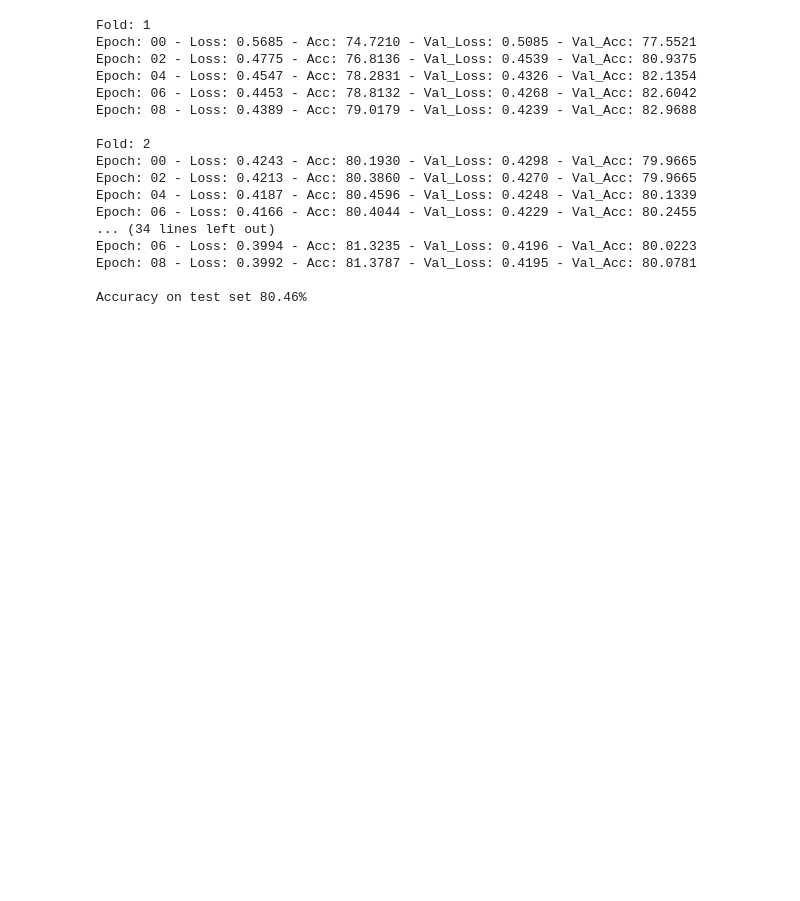
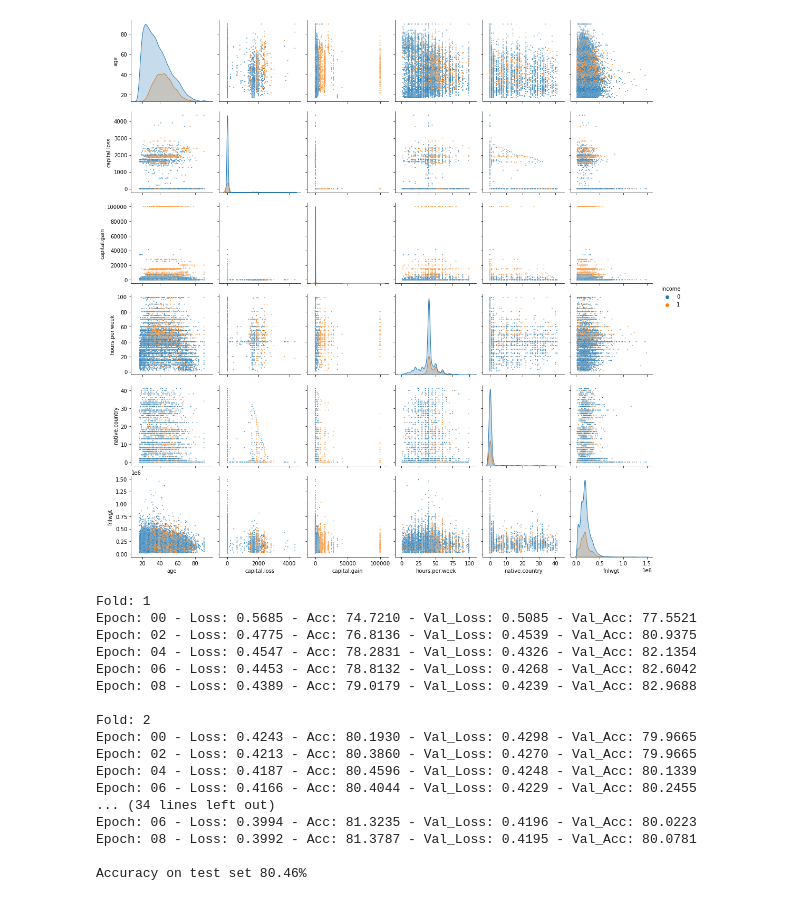
Before and after one commit to artkuzmics/NeuralNetwork, a Jupyter notebook: NN.ipynb, the cells around one changed output. Cells and saved outputs as stored; diff of their text form; code cells hidden in the pictures; blank space fills up the shorter version.

```diff
--- a/NN.ipynb
+++ b/NN.ipynb
@@ -9,6 +9,14 @@ import matplotlib.pyplot as plt
 from sklearn.model_selection import StratifiedKFold
 from models.NeuralNetwork import NeuralNetwork
 from models.graphics import visualise_board
+# %%
+import seaborn
+def pairPlot(data):
+    seaborn.pairplot(data,hue="income",plot_kws={"s": 3},dropna=True)
+
+def corrMap(data):
+    fig,ax = pyplot.subplots(figsize=(15,8))
+    seaborn.heatmap(ax=ax,data=data.corr().round(2),annot=True,cmap=seaborn.diverging_palette(220,20),linewidth=2)
 # %%
 filename = "adult.csv"
 data = read_csv(filename,delimiter=",", na_values="?")
@@ -74,3 +82,7 @@ Splitting
 """
 
 X_train, X_test, y_train, y_test = train_test_split(rescaledX,y.to_numpy(),test_size=0.2, random_state=1)
+# %%
+pairPlot(data[["age","capital.loss","capital.gain","hours.per.week","native.country","fnlwgt","income"]])
+# %% [output]
+[figure, added]
```
Also changed, not shown: parts of 1 cell of this notebook, 5 other files.
